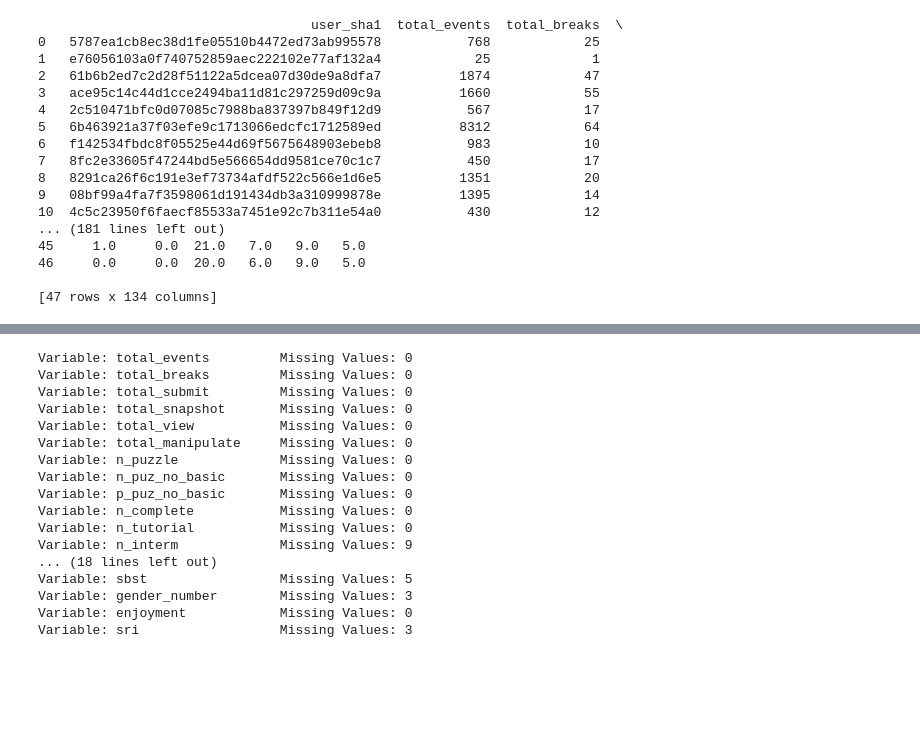
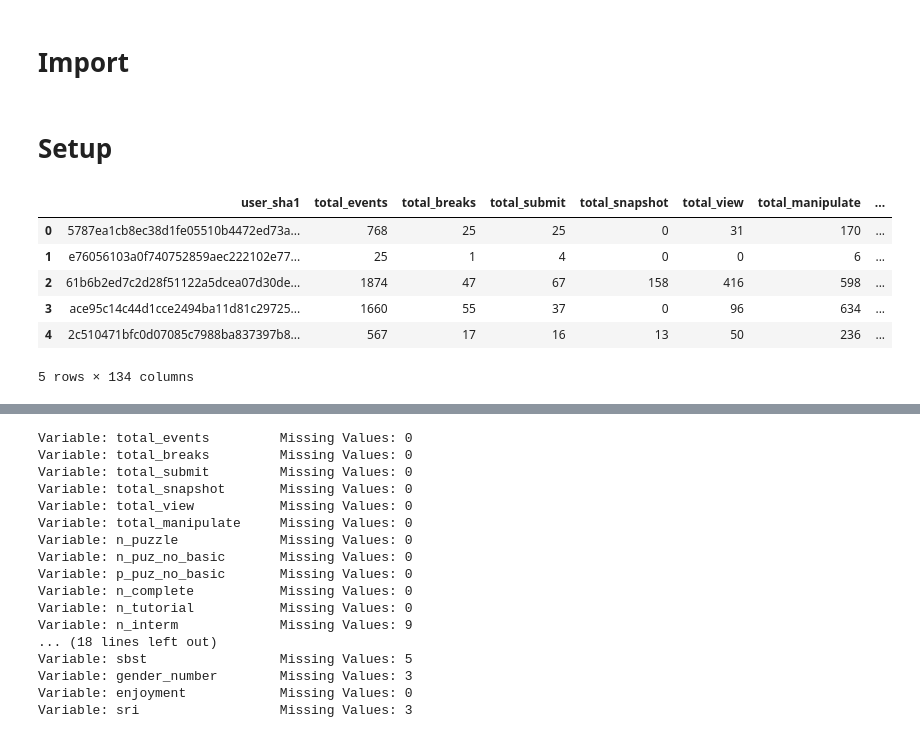
Before and after one commit to Complex-Play-Lab/ShadowspectRandomForest, a Jupyter notebook: main.ipynb, the cells around one changed output, grey strips where cells are left out. Cells and saved outputs as stored; diff of their text form; code cells hidden in the pictures; blank space fills up the shorter version.

```diff
--- a/main.ipynb
+++ b/main.ipynb
@@ -1,3 +1,5 @@
+# %% [markdown]
+# Import
 # %%
 # Packages
 from pandas import read_csv, DataFrame
@@ -10,27 +25,19 @@ from os import makedirs
+# %% [markdown]
+# Setup
 # %%
 # Load data and setup output dir
 data = read_csv("data/anon.csv", sep="\t")
-print(data)
+display(data.head())
 
 makedirs("output", exist_ok=True)
 # %% [output]
+|  | user_sha1 | total_events | total_breaks | total_submit | total_snapshot | total_view | total_manipulate | ... |
+| 0 | 5787ea1cb8ec38d1fe05510b4472ed73a... | 768 | 25 | 25 | 0 | 31 | 170 | ... |
+| 1 | e76056103a0f740752859aec222102e77... | 25 | 1 | 4 | 0 | 0 | 6 | ... |
+| 2 | 61b6b2ed7c2d28f51122a5dcea07d30de... | 1874 | 47 | 67 | 158 | 416 | 598 | ... |
+| 3 | ace95c14c44d1cce2494ba11d81c29725... | 1660 | 55 | 37 | 0 | 96 | 634 | ... |
+| 4 | 2c510471bfc0d07085c7988ba837397b8... | 567 | 17 | 16 | 13 | 50 | 236 | ... |
-                                   user_sha1  total_events  total_breaks  \
-0   5787ea1cb8ec38d1fe05510b4472ed73ab995578           768            25
-1   e76056103a0f740752859aec222102e77af132a4            25             1
-2   61b6b2ed7c2d28f51122a5dcea07d30de9a8dfa7          1874            47
-3   ace95c14c44d1cce2494ba11d81c297259d09c9a          1660            55
-4   2c510471bfc0d07085c7988ba837397b849f12d9           567            17
-5   6b463921a37f03efe9c1713066edcfc1712589ed          8312            64
-6   f142534fbdc8f05525e44d69f5675648903ebeb8           983            10
-7   8fc2e33605f47244bd5e566654dd9581ce70c1c7           450            17
-8   8291ca26f6c191e3ef73734afdf522c566e1d6e5          1351            20
-9   08bf99a4fa7f3598061d191434db3a310999878e          1395            14
-10  4c5c23950f6faecf85533a7451e92c7b311e54a0           430            12
-... (181 lines left out)
-45     1.0     0.0  21.0   7.0   9.0   5.0
-46     0.0     0.0  20.0   6.0   9.0   5.0
-
-[47 rows x 134 columns]
+5 rows × 134 columns
 # %%
 # Clean data
 data["q15_gpa"] = data["q15"].map({
```
Also changed, not shown: parts of 8 cells of this notebook.
